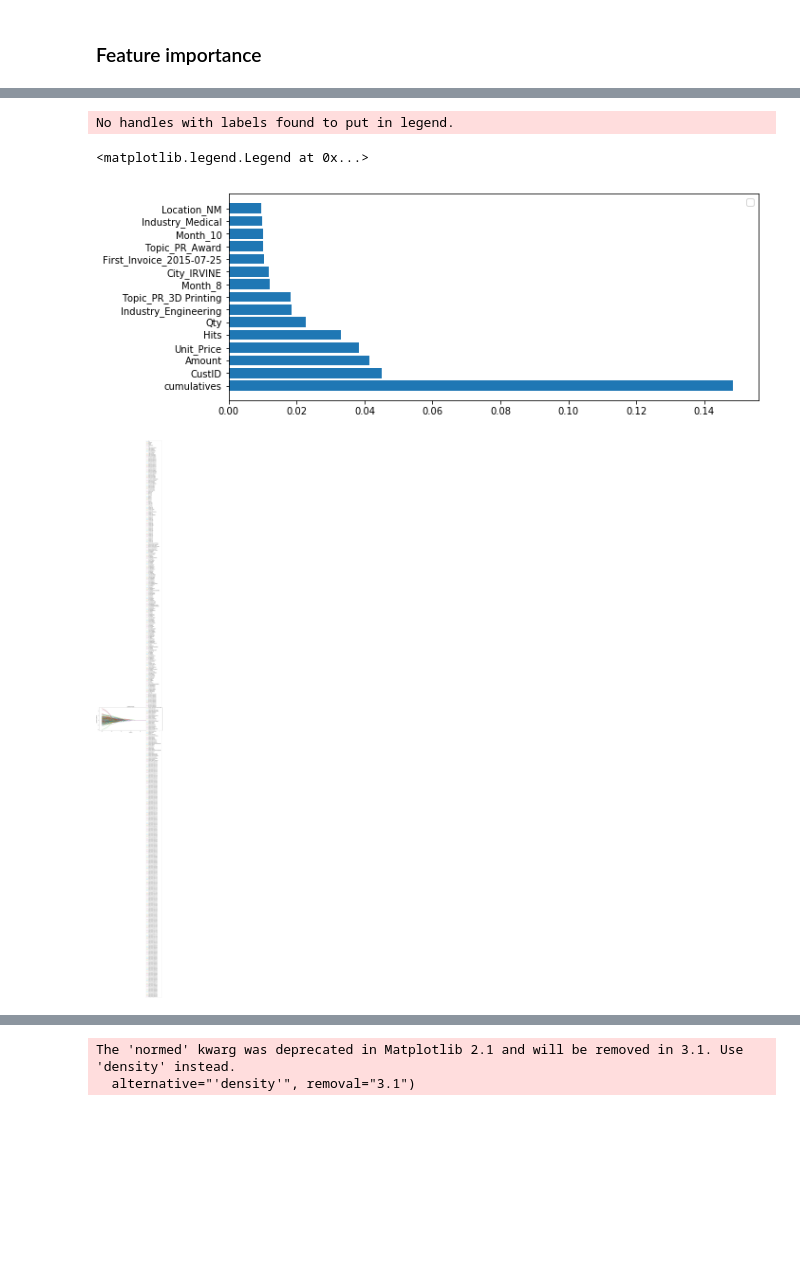
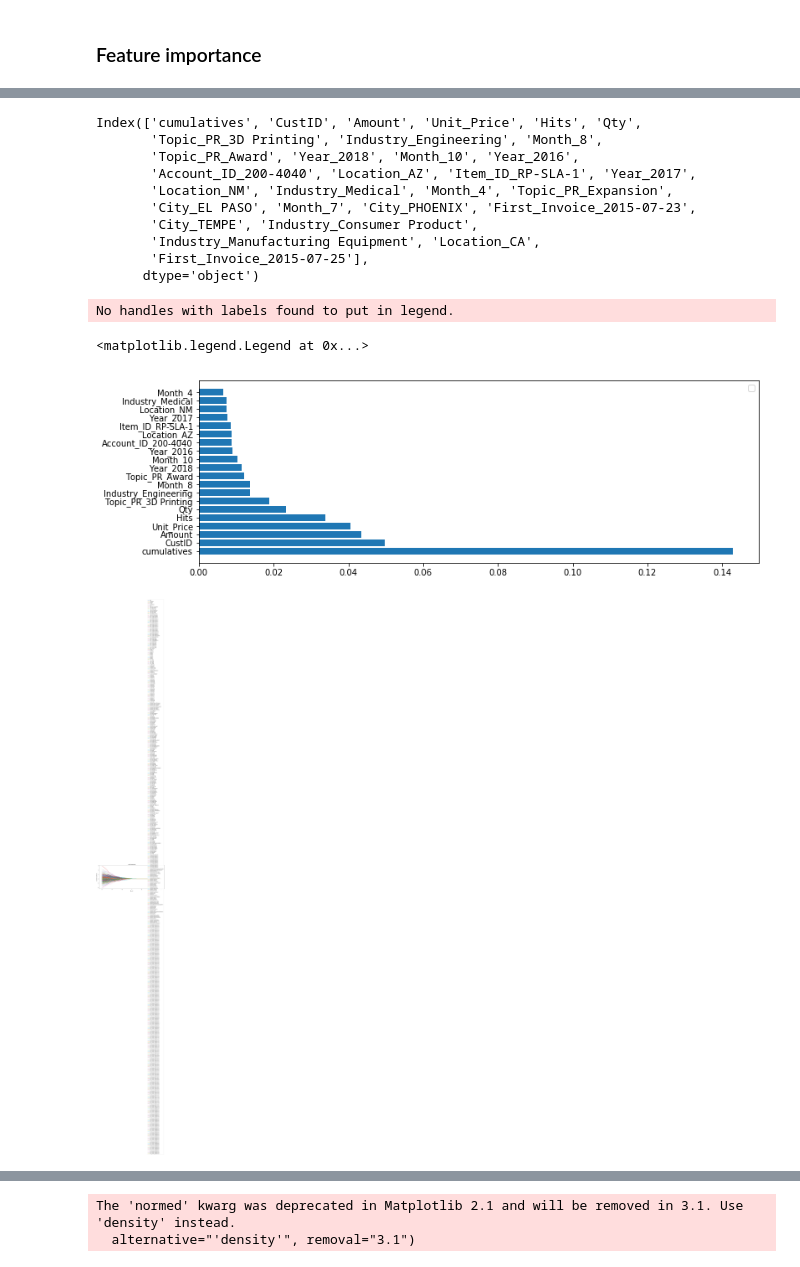
Before and after one commit to GiuliettaR/customer_retention_model, a Jupyter notebook: customer_churn-Copy1.ipynb, the cells around one changed output, grey strips where cells are left out. Drawn from its saved outputs; the diff is of its cells as text; code cells hidden in the pictures; blank space fills up the shorter version.

```diff
--- a/customer_churn-Copy1.ipynb
+++ b/customer_churn-Copy1.ipynb
@@ -146,7 +166,7 @@ X = X.merge(industry, how='left', left_on=['CustID'],right_on=['CustID'])
 X = X.merge(pr, how='left', left_on=['Year','Month'], right_on=['Year','Month'])
 X.drop(columns=['CustomerID'], inplace=True)
 y = pd.Series(repeat, dtype=int)
-ids = X['CustID']
+ids = X[['CustID','Amount']]
 # %%
 #here I used a merge db
 total_rev_class = X.groupby('Revenue_Class')['Amount'].agg('sum')
@@ -629,17 +651,30 @@ ft_imp_df = pd.DataFrame(index = X_test.columns, data = rf.feature_importances_,
 # %%
 ft_imp_df = ft_imp_df.sort_values(by=['Importance'], ascending = False)
 # %%
-X_imp = ft_imp_df.index[:15]
+X_imp = ft_imp_df.index[:20]
 # %%
-y_imp = ft_imp_df.values[:15]
+y_imp = ft_imp_df.values[:20]
+# %%
+ft_imp_df.index[:30]
+# %% [output]
+Index(['cumulatives', 'CustID', 'Amount', 'Unit_Price', 'Hits', 'Qty',
+       'Topic_PR_3D Printing', 'Industry_Engineering', 'Month_8',
+       'Topic_PR_Award', 'Year_2018', 'Month_10', 'Year_2016',
+       'Account_ID_200-4040', 'Location_AZ', 'Item_ID_RP-SLA-1', 'Year_2017',
+       'Location_NM', 'Industry_Medical', 'Month_4', 'Topic_PR_Expansion',
+       'City_EL PASO', 'Month_7', 'City_PHOENIX', 'First_Invoice_2015-07-23',
+       'City_TEMPE', 'Industry_Consumer Product',
+       'Industry_Manufacturing Equipment', 'Location_CA',
+       'First_Invoice_2015-07-25'],
+      dtype='object')
 # %%
-fig, ax = plt.subplots(figsize=(10,4))
+fig, ax = plt.subplots(figsize=(12,4))
 ax.barh(X_imp, y_imp.reshape(-1))
 ax.legend()
 # %% [output]
 No handles with labels found to put in legend.
 <matplotlib.legend.Legend at 0x...>
-[figure, old version]
+[figure, new version]
 # %%
 #rf.feature_importances_
 # %%
@@ -669,7 +704,7 @@ columns = list(X_train.columns)
 fig, ax = plt.subplots(figsize=(16, 6))
 plot_solution_paths(ax, lasso_regressions, columns)
 # %% [output]
-[figure, old version]
+[figure, new version]
 # %%
 # Get Feature Importance
 coefs = []
```
Also changed, not shown: parts of 33 cells of this notebook.
